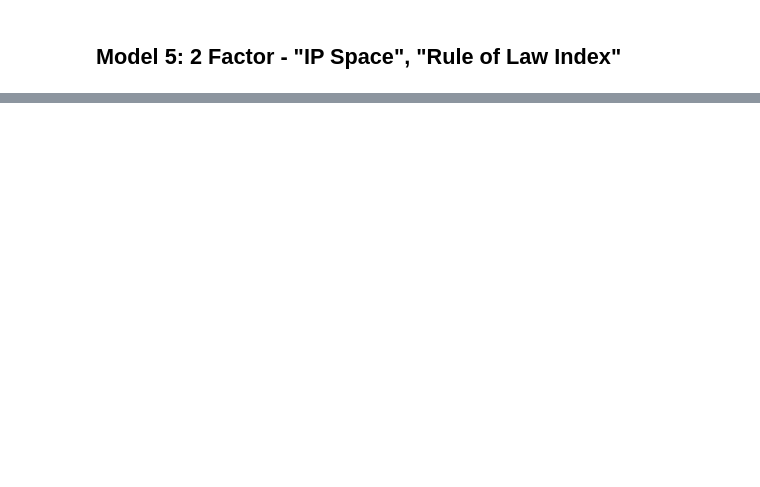
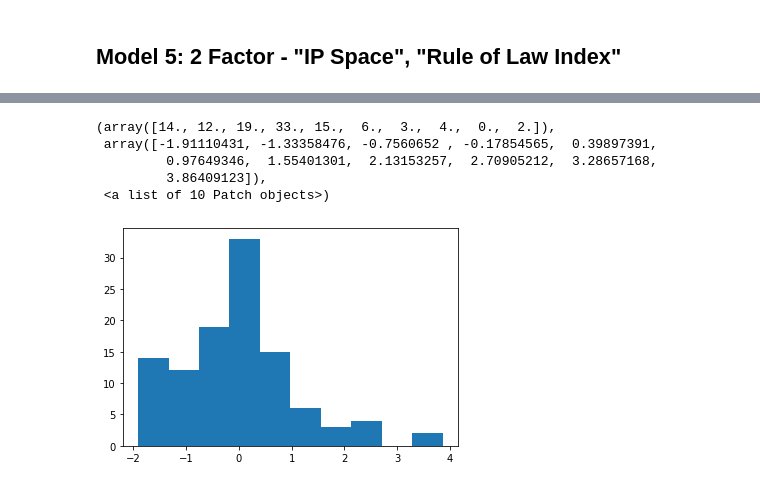
Before and after one commit to tderoon/Cybereconomicsgroup4, a Jupyter notebook: factor analysis.ipynb, the cells around one changed output, grey strips where cells are left out. Cells and saved outputs as stored; diff of their text form; code cells hidden in the pictures; blank space fills up the shorter version.

```diff
--- a/factor analysis.ipynb
+++ b/factor analysis.ipynb
@@ -577,0 +580,12 @@ Explained Variance (Pseudo-R2) =  0.6855062159236578
+# %%
+# Separating out the features
+x = factor.loc[:, ['Reaction time mean','Rule of Law Index']].values# Separating out the target
+y = factor.loc[:,['URL count']].values# Standardizing the features
+x = StandardScaler().fit_transform(x)
+# %%
+from sklearn.decomposition import PCA
+pca = PCA(n_components=1)
+principalComponents = pca.fit_transform(x)
+principalDf = pd.DataFrame(data = principalComponents,
+                           columns = ['principal component 1'])
+principalDf
@@ -577,0 +655,9 @@ Explained Variance (Pseudo-R2) =  0.6855062159236578
+# %%
+plt.hist(principalDf['principal component 1'])
+# %% [output]
+(array([14., 12., 19., 33., 15.,  6.,  3.,  4.,  0.,  2.]),
+ array([-1.91110431, -1.33358476, -0.7560652 , -0.17854565,  0.39897391,
+         0.97649346,  1.55401301,  2.13153257,  2.70905212,  3.28657168,
+         3.86409123]),
+ <a list of 10 Patch objects>)
+[figure, added]
```
Also changed, not shown: parts of 14 cells of this notebook, 2 other files.
